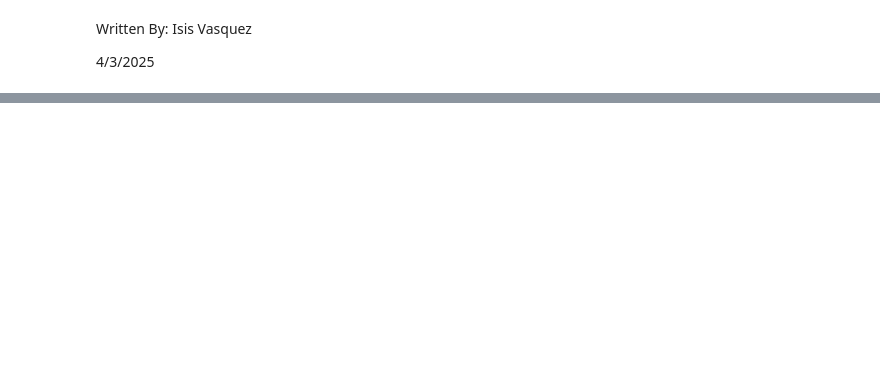
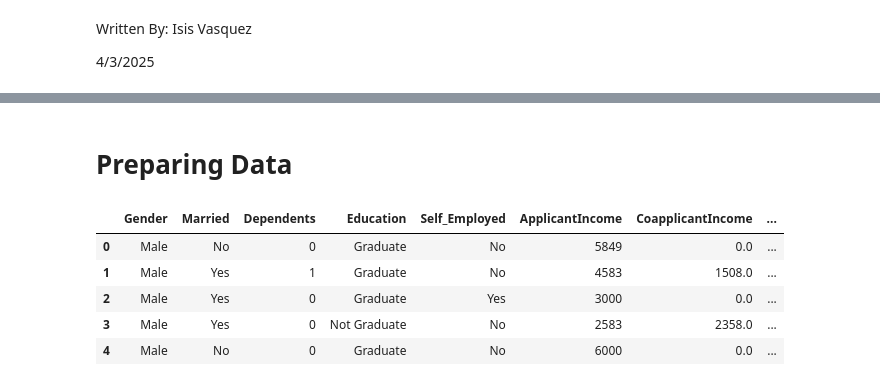
Before and after one commit to Ivasquez2003/Data-Mining-Project, a Jupyter notebook: LoanPrediction_DataMining.ipynb, the cells around one changed output, grey strips where cells are left out. Saved outputs shown, nothing was run; the diff lists cells and outputs as text; code cells hidden in the pictures; blank space fills up the shorter version.

```diff
--- a/LoanPrediction_DataMining.ipynb
+++ b/LoanPrediction_DataMining.ipynb
@@ -34,0 +171,24 @@ except Exception as e:
+# %% [markdown]
+# Preparing Data
+# %%
+# Drop columns with many missing values or irrelevant
+df_clean = df.drop(columns=['Loan_ID'])
+
+# Fill missing values
+df_clean['Gender'] = df_clean['Gender'].fillna(df_clean['Gender'].mode()[0])
+df_clean['Married'] = df_clean['Married'].fillna(df_clean['Married'].mode()[0])
+df_clean['Dependents'] = df_clean['Dependents'].fillna(df_clean['Dependents'].mode()[0])
+df_clean['Self_Employed'] = df_clean['Self_Employed'].fillna(df_clean['Self_Employed'].mode()[0])
+df_clean['LoanAmount'] = df_clean['LoanAmount'].fillna(df_clean['LoanAmount'].median())
+df_clean['Loan_Amount_Term'] = df_clean['Loan_Amount_Term'].fillna(df_clean['Loan_Amount_Term'].mode()[0])
+df_clean['Credit_History'] = df_clean['Credit_History'].fillna(df_clean['Credit_History'].mode()[0])
+
+df_clean.dropna(inplace=True)
+df_clean.head()
+# %% [output]
+|  | Gender | Married | Dependents | Education | Self_Employed | ApplicantIncome | CoapplicantIncome | ... |
+| 0 | Male | No | 0 | Graduate | No | 5849 | 0.0 | ... |
+| 1 | Male | Yes | 1 | Graduate | No | 4583 | 1508.0 | ... |
+| 2 | Male | Yes | 0 | Graduate | Yes | 3000 | 0.0 | ... |
+| 3 | Male | Yes | 0 | Not Graduate | No | 2583 | 2358.0 | ... |
+| 4 | Male | No | 0 | Graduate | No | 6000 | 0.0 | ... |
```
Also changed, not shown: parts of 11 cells of this notebook.
